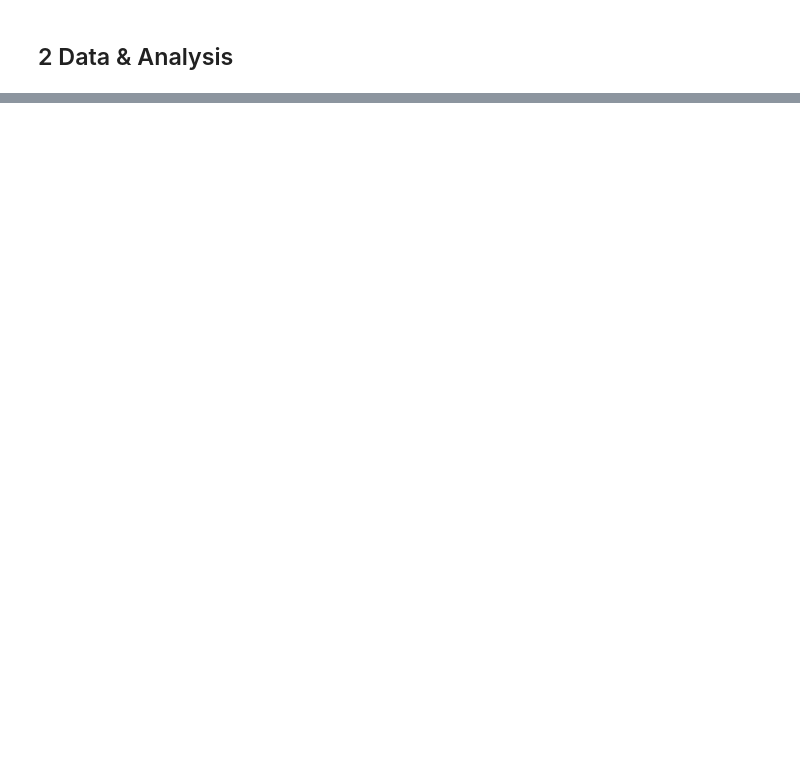
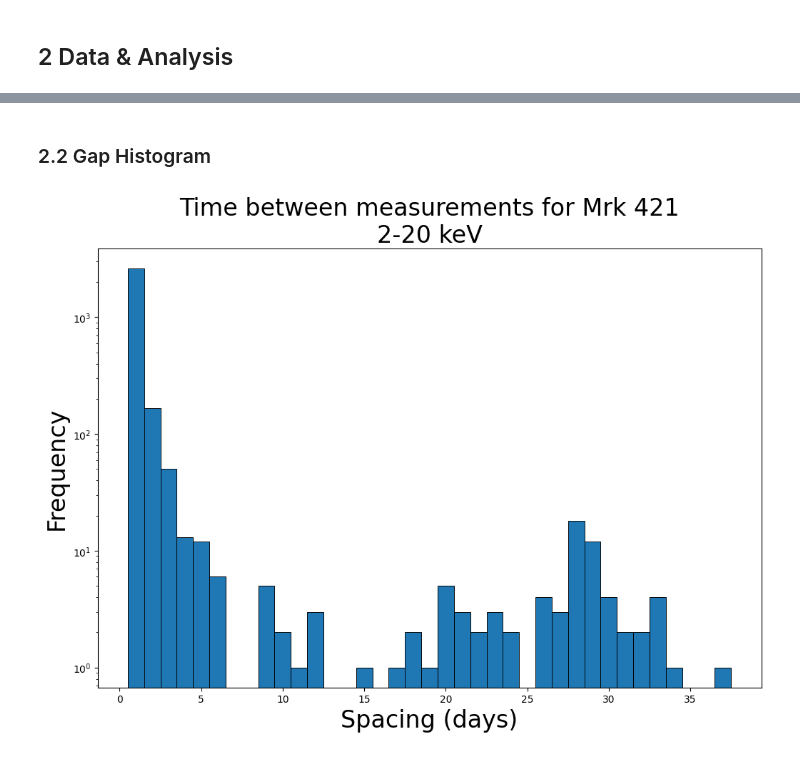
Before and after one commit to Beauremontt/AGN-Flux-Timing-Analysis, a Jupyter notebook: AGNFluxTimingAnalysis.ipynb, the cells around one changed output, grey strips where cells are left out. Saved outputs shown, nothing was run; the diff lists cells and outputs as text; code cells hidden in the pictures; blank space fills up the shorter version.

```diff
--- a/AGNFluxTimingAnalysis.ipynb
+++ b/AGNFluxTimingAnalysis.ipynb
@@ -159 +167,26 @@ Mean Spacing = 1.6991922455573505 days
+# %% [markdown]
+### 2.2 Gap Histogram
+# %%
+# allocate array for gaps in x
+delt_x = []
+
+# get time gaps in days
+for i in range(1, len(x)):
+  delt_x.append((x[i] - x[i-1])/86400)
+
+# make bins for day increments
+max_gap = round(max(delt_x))
+min_gap = round(min(delt_x))
+bins = np.arange(min_gap, max_gap + 2) - 0.5
+
+# plot histogram
+plt.subplots(1,1,figsize=(12,8))
+plt.hist(delt_x, bins=bins, align='mid', edgecolor='black', linewidth=25/max_gap)
+plt.yscale('log')
+plt.title(f'Time between measurements for {flux_source}\n{band_label}', fontsize=24)
+plt.xlabel('Spacing (days)', fontsize=24)
+plt.ylabel('Frequency', fontsize=24)
+plt.show()
+# %% [output]
+[figure, added]
 # %% [markdown]
```
Also changed, not shown: parts of 10 cells of this notebook.
